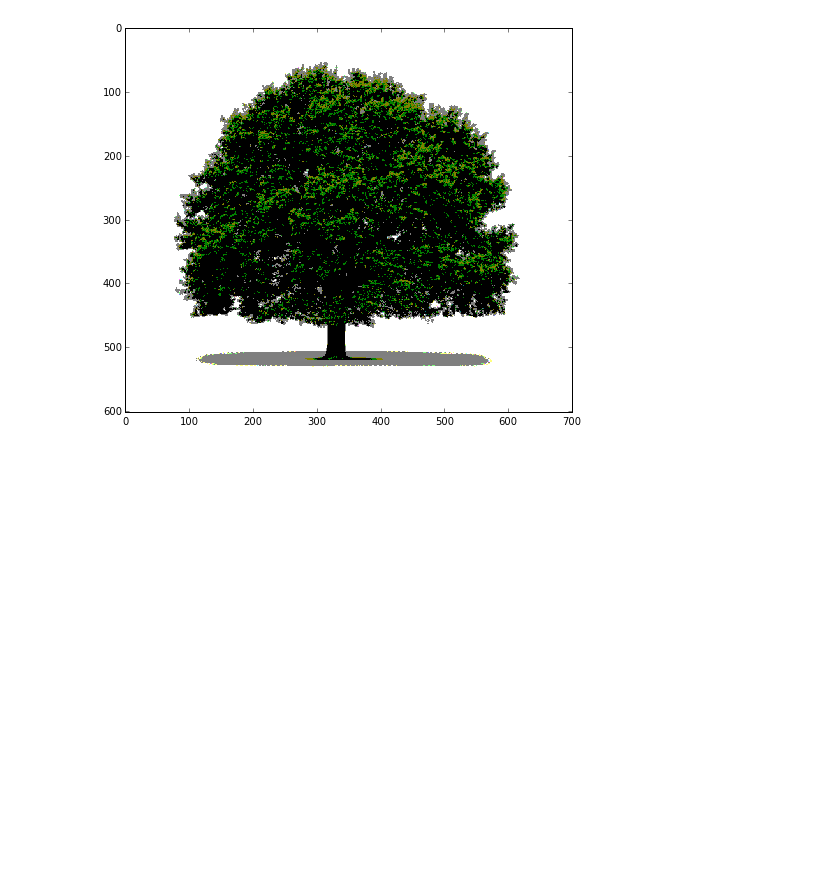
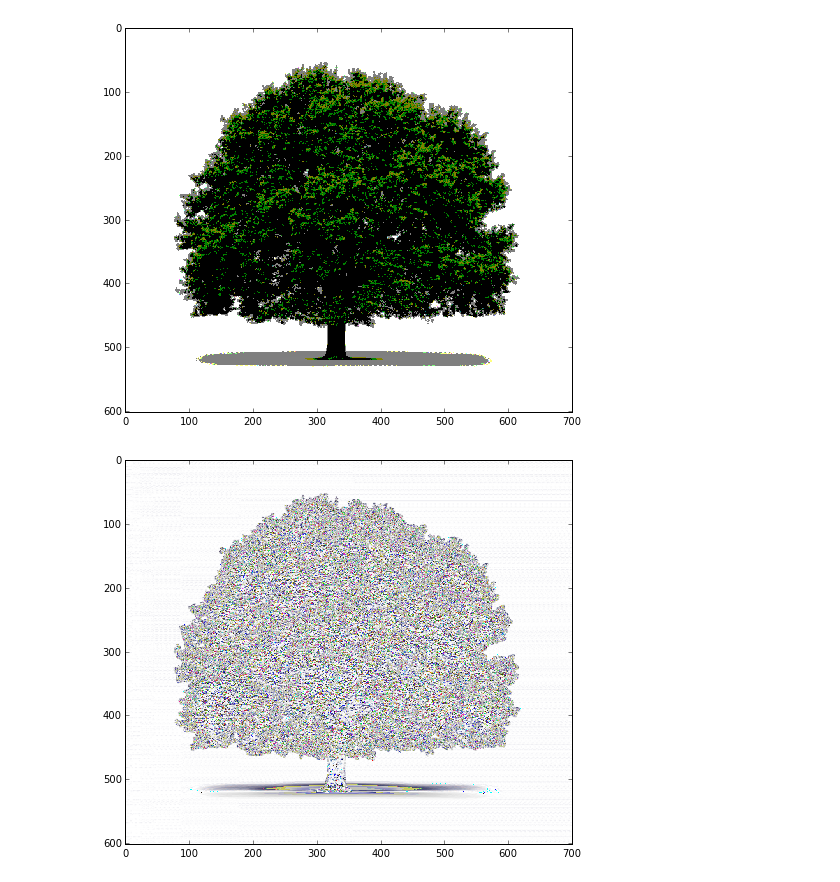
Before and after one commit to max777alex/image-to-ascii, a Jupyter notebook: project.ipynb, the cells around one changed output. Cells and saved outputs as stored; diff of their text form; code cells hidden in the pictures; blank space fills up the shorter version.

```diff
--- a/project.ipynb
+++ b/project.ipynb
@@ -450,0 +361,9 @@ class OpticalFlowDP(object):
+# %%
+import scipy
+from scipy import ndimage
+
+im = scipy.misc.imread('tree.png')
+processed = ndimage.sobel(im, 0)
+showPhoto(processed)
+# %% [output]
+[figure, added]
```
Also changed, not shown: parts of 2 cells of this notebook.
